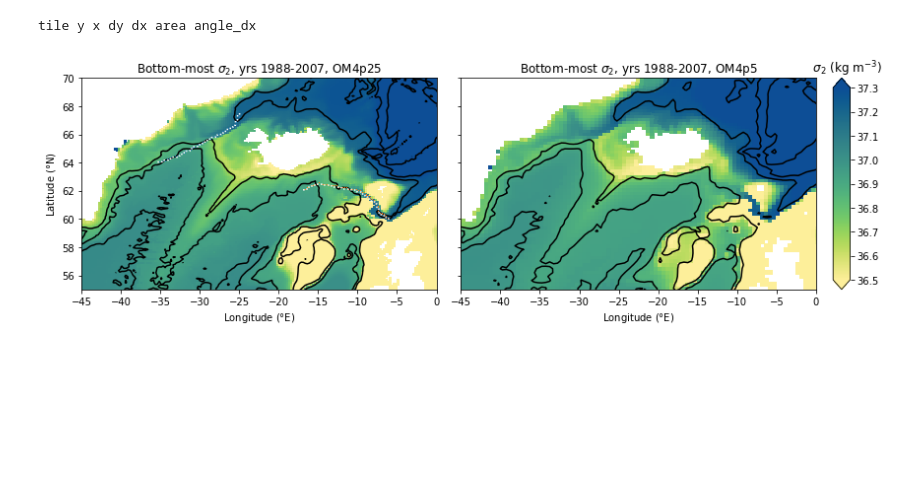
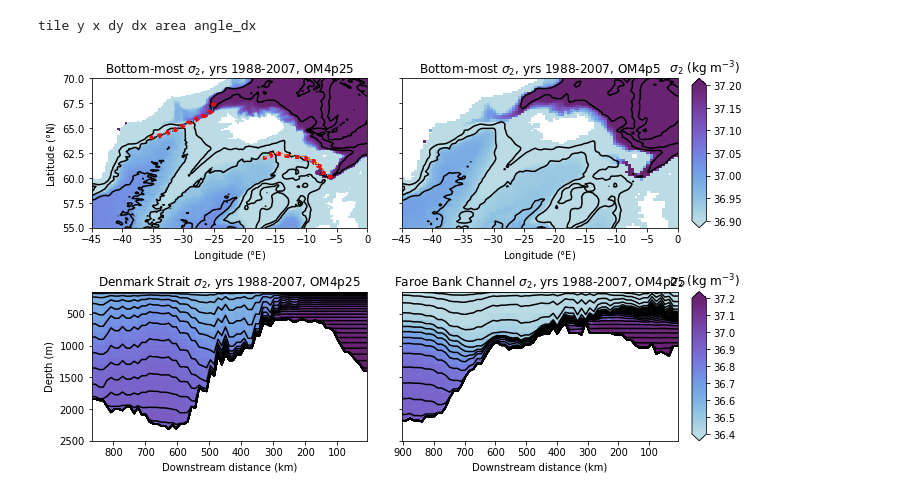
Before and after one commit to NOAA-GFDL/OM4-figures, a Jupyter notebook: overflows.ipynb, the cells around one changed output. Cells and saved outputs as stored; diff of their text form; code cells hidden in the pictures; blank space fills up the shorter version.

Commit message:
New overflow figures

```diff
--- a/overflows.ipynb
+++ b/overflows.ipynb
@@ -233,7 +232,7 @@ class Track:
         else:
             return (slice(0,0),slice(0,0)),([],[])
     def join_uv(jq, iq, u, v):
-        """
+        """**kwargs
         Returns an array splicing together u and v in the order of corresponding segments in jq,iq
         """
         if len(jq) != len(iq): raise Exception('iq and jq should be the same length!')
@@ -257,9 +256,9 @@ class Track:
             return h[self.hslice][self.hind]
         elif len(h.shape)>=3:
             return h[...,self.hslice[0],self.hslice[1]][...,self.hind[0],self.hind[1]]
-    def plot_line(self, *args):
+    def plot_line(self, *args, **kwargs):
         plt.plot( self.xh, self.yh, ',', label='centers' )
-        plt.plot( self.xq, self.yq, *args, label='edges' )
+        plt.plot( self.xq, self.yq, *args, label='edges', **kwargs )
 # %%
 def find_index(coordinate,value):
     """Helper function that returns the index of a particular coordinate value."""
@@ -324,8 +321,11 @@ T_DS = Track(xq, yq, xh, yh, points_DS )
 points_FBC = ((-6.0,60.0),(-7.25, 60.5),(-7.5,61.0),(-8.0, 61.25),(-9.0, 61.75),(-10,62.0),(-15,62.5),(-17.0,62.0))
 T_FBC = Track(xq, yq, xh, yh, points_FBC )
 # %%
-plt.figure(figsize=(12,4))
-plt.subplot(1,2,1)
+plt.figure(figsize=(10,6))
+
+cm = truncate_colormap( cmocean.cm.dense, minval=.1, maxval=0.8)
+
+plt.subplot(2,2,1)
 depth=om4p25static.variables['deptho'][:]
 qt = om4p25.variables['thetao'][0,:,:,:]
 qs = om4p25.variables['so'][0,:,:,:]
@@ -334,38 +334,85 @@ plt.pcolormesh(xq,yq, get_last_real_value( qp25 ), cmap=cm);
 plt.xlabel('Longitude ($\degree$E)');
 plt.ylabel('Latitude ($\degree$N)')
 plt.title('Bottom-most $\sigma_2$, yrs 1988-2007, OM4p25')
-plt.clim(36.5, 37.3)
+#plt.clim(36.5, 37.3)
+plt.clim(36.9,37.2)
 #cb = plt.colorbar(); cb.set_label('$\sigma_2$ (kg/m$^3$)')
 plt.contour(xh,yh,depth[:],[0,1000,2000,3000,4000,5000],colors='black');
 plt.xlim(-45,0.); plt.ylim(55, 70);
 # plt.plot( numpy.array(points_DS).T[0], numpy.array(points_DS).T[1], 'mo', )
-T_DS.plot_line('w:')
+T_DS.plot_line('r:',linewidth=4)
 # plt.plot( numpy.array(points_FBC).T[0], numpy.array(points_FBC).T[1], 'mo', )
-T_FBC.plot_line('w:')
+T_FBC.plot_line('r:',linewidth=4)
 
-ax = plt.subplot(1,2,2)
+ax2 = plt.subplot(2,2,2)
 depth=om4p5static.variables['deptho'][:]
 qt = om4p5.variables['thetao'][0,:,:,:]
 qs = om4p5.variables['so'][0,:,:,:]
 qp5 = dens_wright_eos(qt,qs,2e7)-1000
-im = plt.pcolormesh(xqp5,yqp5, get_last_real_value( qp5 ), cmap=cm); # im is recorded for the colorbar later
+im2 = plt.pcolormesh(xqp5,yqp5, get_last_real_value( qp5 ), cmap=cm); # im is recorded for the colorbar later
 plt.xlabel('Longitude ($\degree$E)');
 #plt.ylabel('Latitude ($\degree$N)'); # No label to make space
 plt.gca().set_yticklabels(''); # Remove labels to make space
 plt.title('Bottom-most $\sigma_2$, yrs 1988-2007, OM4p5')
-plt.clim(36.5, 37.3)
+#plt.clim(36.5, 37.3)
+plt.clim(36.9,37.2)
 # cb = plt.colorbar(); cb.set_label('$\sigma_2$ (kg/m$^3$)')
 plt.contour(xhp5,yhp5,depth[:],[0,1000,2000,3000,4000,5000],colors='black');
 plt.xlim(-45,0.); plt.ylim(55, 70);
 
+plt.subplot(2,2,3)
+zl = -om4p25.variables['z_l'][:] # 1-D nominal depths of cell-centers for z-output
+depth=om4p25static.variables['deptho']
+zl_DS = numpy.broadcast_to(zl, (T_DS.hdist.shape[0],zl.shape[0]) ).T # Creates a 2d array of nominal depths
+zl_DS = numpy.maximum( zl_DS, -T_DS.get_h(depth) ) # Fixes nominal positions for partial cells
+h_on_sect = T_DS.get_h(h[0])
+z_on_sect = numpy.zeros((h_on_sect.shape[0]+1,h_on_sect.shape[1]))
+z_on_sect[-1,:] = -T_DS.get_h(depth) # Bottom
+for k in range(h_on_sect.shape[0]-1,0,-1):
+    z_on_sect[k,:] = z_on_sect[k+1,:] + h_on_sect[k,:]
+plt.pcolormesh( T_DS.hdist/1e3, -zl_DS, T_DS.get_h(qp25), cmap=cm )
+plt.plot( T_DS.hdist/1e3, -z_on_sect.T, 'k' );
+plt.ylim(2500,150);
+plt.xlabel('Downstream distance (km)');
+plt.ylabel('Depth (m)')
+plt.title('Denmark Strait $\sigma_2$, yrs 1988-2007, OM4p25')
+#plt.clim(36.3, 37.2)
+plt.clim(36.4, 37.2)
+plt.gca().invert_xaxis()
+
+ax = plt.subplot(2,2,4)
+zl_FBC = numpy.broadcast_to(zl, (T_FBC.hdist.shape[0],zl.shape[0]) ).T # Creates a 2d array of nominal depths
+zl_FBC = numpy.maximum( zl_FBC, -T_FBC.get_h(depth) ) # Fixes nominal positions for partial cells
+h_on_sect = T_FBC.get_h(h[0])
+z_on_sect = numpy.zeros((h_on_sect.shape[0]+1,h_on_sect.shape[1]))
+z_on_sect[-1,:] = -T_FBC.get_h(depth) # Bottom
+for k in range(h_on_sect.shape[0]-1,0,-1):
+    z_on_sect[k,:] = z_on_sect[k+1,:] + h_on_sect[k,:]
+im = plt.pcolormesh( T_FBC.hdist/1e3, -zl_FBC, T_FBC.get_h(qp25), cmap=cm )
+plt.plot( T_FBC.hdist/1e3, -z_on_sect.T, 'k' );
+plt.ylim(2500,150);
+plt.xlabel('Downstream distance (km)');
+#plt.ylabel('Depth (m)'); # No label to make space
+plt.gca().set_yticklabels(''); # Remove labels to make space
+plt.title('Faroe Bank Channel $\sigma_2$, yrs 1988-2007, OM4p25')
+#plt.clim(36.3, 37.2)
+plt.clim(36.4, 37.2)
+plt.gca().invert_xaxis()
+
 plt.tight_layout(rect=[0,0,.935,1]); # Leave space on right for colorbar
+
+# Add colorbar
+bb = ax2.get_position();
+cbar_ax = plt.gcf().add_axes([bb.x1+.02,bb.y0,.02,bb.y1-bb.y0]);
+cb = plt.gcf().colorbar(im2, cax=cbar_ax, extend='both');
+cb.ax.set_title('   $\sigma_2$ (kg m$^{-3}$)'); # Label above colorbar
 
 # Add colorbar
 bb = ax.get_position();
 cbar_ax = plt.gcf().add_axes([bb.x1+.02,bb.y0,.02,bb.y1-bb.y0]);
-cb = plt.gcf().colorbar(im, cax=cbar_ax, extend='both');
+cb = plt.gcf().colorbar(im, cax=cbar_ax, ticks=numpy.arange(36.4,37.3,.1), extend='both');
 cb.ax.set_title('   $\sigma_2$ (kg m$^{-3}$)'); # Label above colorbar
 
 plt.savefig('overflows-natl.png')
 # %% [output]
-[figure, old version]
+[figure, new version]
```
Also changed, not shown: parts of 9 cells of this notebook.
